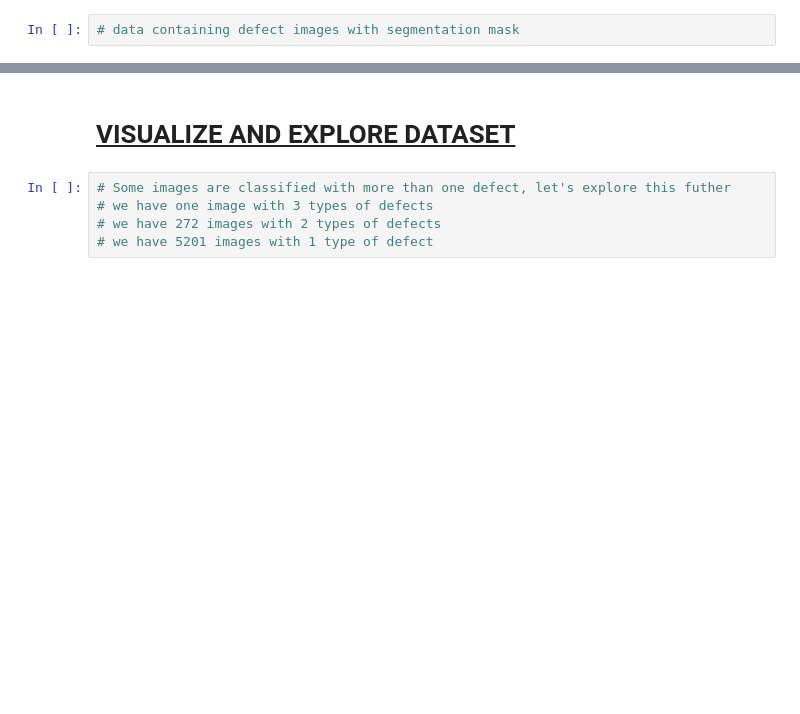
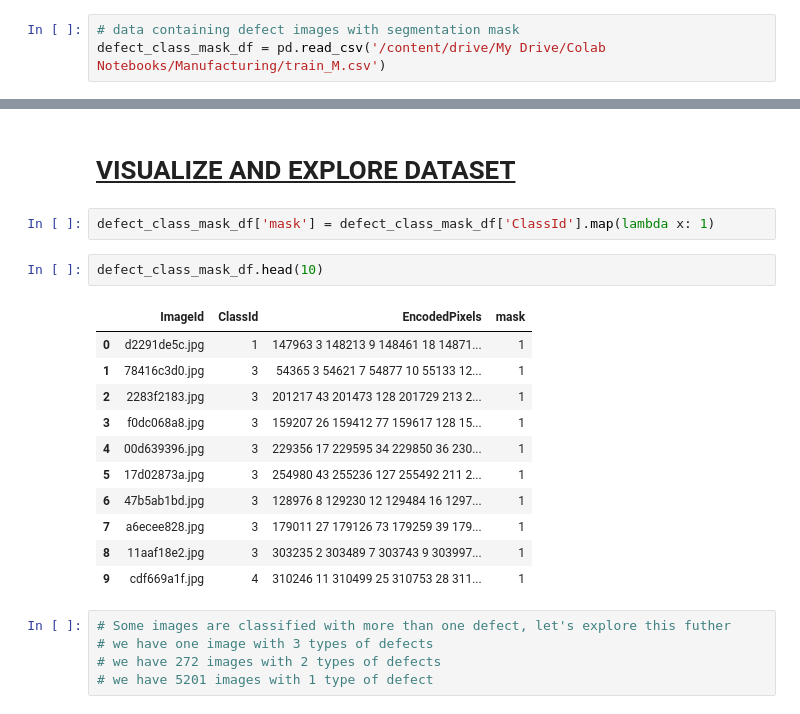
Before and after one commit to FemiAdesola/Data-Science, a Jupyter notebook: Maintenance_&_Manufacturing_Department.ipynb, the cells around one changed output, grey strips where cells are left out. Cells and saved outputs as stored; diff of their text form; blank space fills up the shorter version.

Commit message:
import datasets for Maintenance & Manufacturing Department

```diff
--- a/Maintenance_&_Manufacturing_Department.ipynb
+++ b/Maintenance_&_Manufacturing_Department.ipynb
@@ -89,2 +115,3 @@ Drive already mounted at /content/drive; to attempt to forcibly remount, call dr
 # %%
 # data containing defect images with segmentation mask
+defect_class_mask_df = pd.read_csv('/content/drive/My Drive/Colab Notebooks/Manufacturing/train_M.csv')
@@ -93,5 +155,21 @@ Drive already mounted at /content/drive; to attempt to forcibly remount, call dr
 # %% [markdown]
 # <ins>**VISUALIZE AND EXPLORE DATASET**
+# %%
+defect_class_mask_df['mask'] = defect_class_mask_df['ClassId'].map(lambda x: 1)
+# %%
+defect_class_mask_df.head(10)
+# %% [output]
+|  | ImageId | ClassId | EncodedPixels | mask |
+| 0 | d2291de5c.jpg | 1 | 147963 3 148213 9 148461 18 14871... | 1 |
+| 1 | 78416c3d0.jpg | 3 | 54365 3 54621 7 54877 10 55133 12... | 1 |
+| 2 | 2283f2183.jpg | 3 | 201217 43 201473 128 201729 213 2... | 1 |
+| 3 | f0dc068a8.jpg | 3 | 159207 26 159412 77 159617 128 15... | 1 |
+| 4 | 00d639396.jpg | 3 | 229356 17 229595 34 229850 36 230... | 1 |
+| 5 | 17d02873a.jpg | 3 | 254980 43 255236 127 255492 211 2... | 1 |
+| 6 | 47b5ab1bd.jpg | 3 | 128976 8 129230 12 129484 16 1297... | 1 |
+| 7 | a6ecee828.jpg | 3 | 179011 27 179126 73 179259 39 179... | 1 |
+| 8 | 11aaf18e2.jpg | 3 | 303235 2 303489 7 303743 9 303997... | 1 |
+| 9 | cdf669a1f.jpg | 4 | 310246 11 310499 25 310753 28 311... | 1 |
 # %%
 # Some images are classified with more than one defect, let's explore this futher
 # we have one image with 3 types of defects
```
Also changed, not shown: parts of 11 cells of this notebook.
